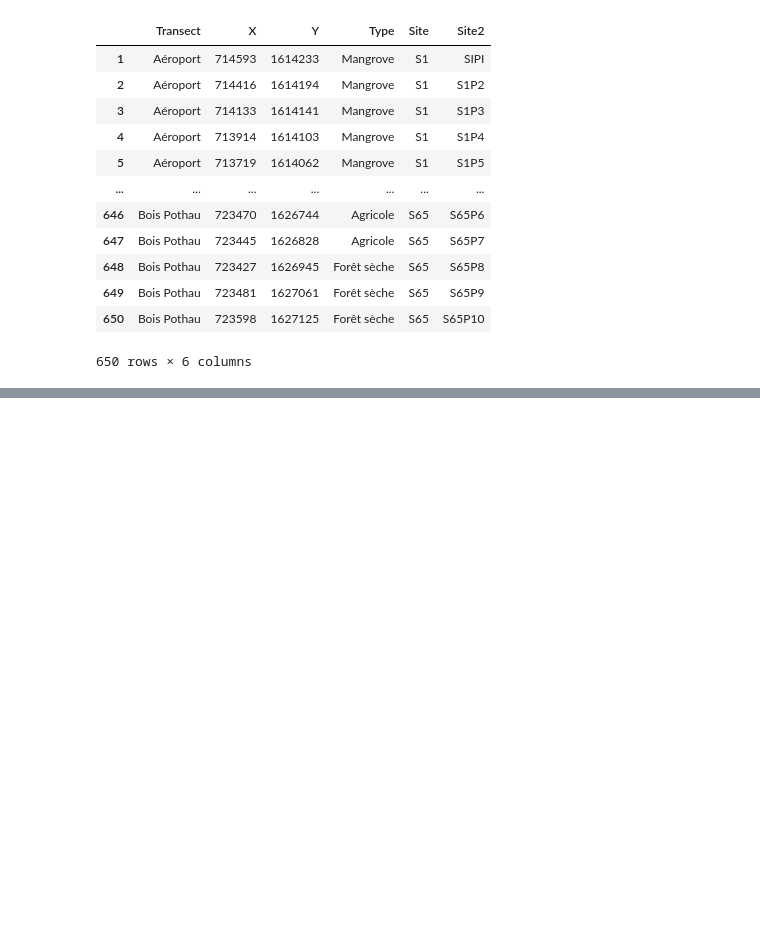
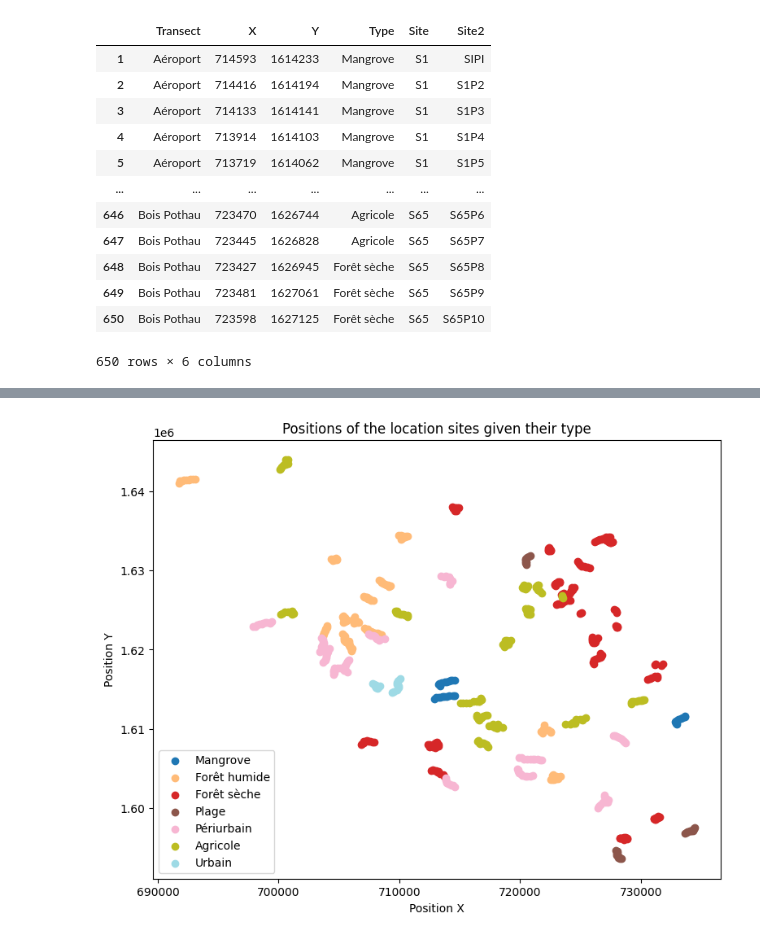
Before and after one commit to baptistepras/birds_biodiversity, a Jupyter notebook: code.ipynb, the cells around one changed output, grey strips where cells are left out. Saved outputs shown, nothing was run; the diff lists cells and outputs as text; code cells hidden in the pictures; blank space fills up the shorter version.

```diff
--- a/code.ipynb
+++ b/code.ipynb
@@ -63,0 +125,22 @@ df_sites
+# %%
+
+# Plotting the transects
+
+plt.figure(figsize = (9, 7))
+
+
+locationTypes = df_sites["Type"].unique()
+cmap = plt.cm.get_cmap('tab20', len(locationTypes))
+
+for i, t in enumerate(locationTypes):
+    group = df_sites[df_sites["Type"] == t]
+    plt.scatter(group["X"], group["Y"], label = t, color = cmap(i))
+
+plt.title("Positions of the location sites given their type")
+plt.xlabel("Position X")
+plt.ylabel("Position Y")
+plt.legend()
+plt.savefig("figures/positions.jpeg")
+plt.show()
+# %% [output]
+[figure, added]
```
Also changed, not shown: parts of 4 cells of this notebook, 1 other file.
